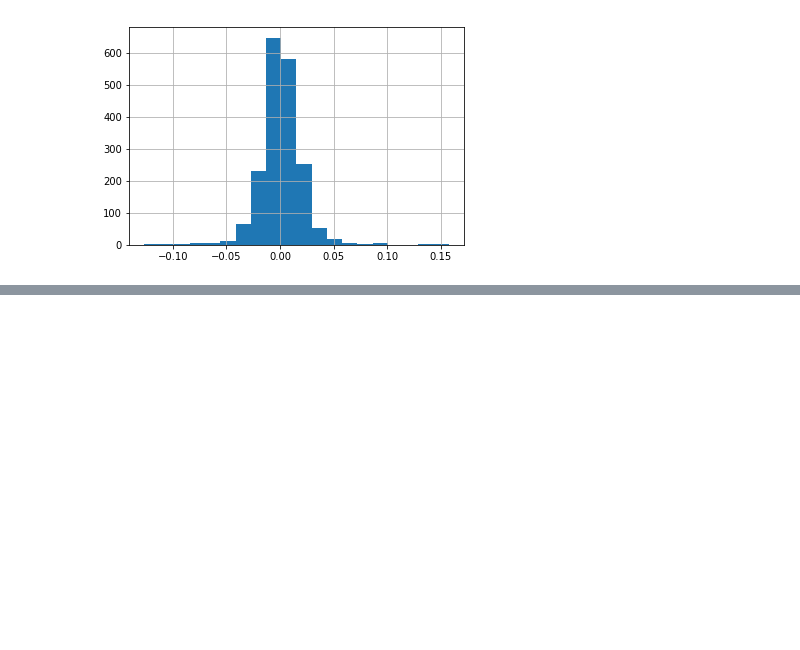
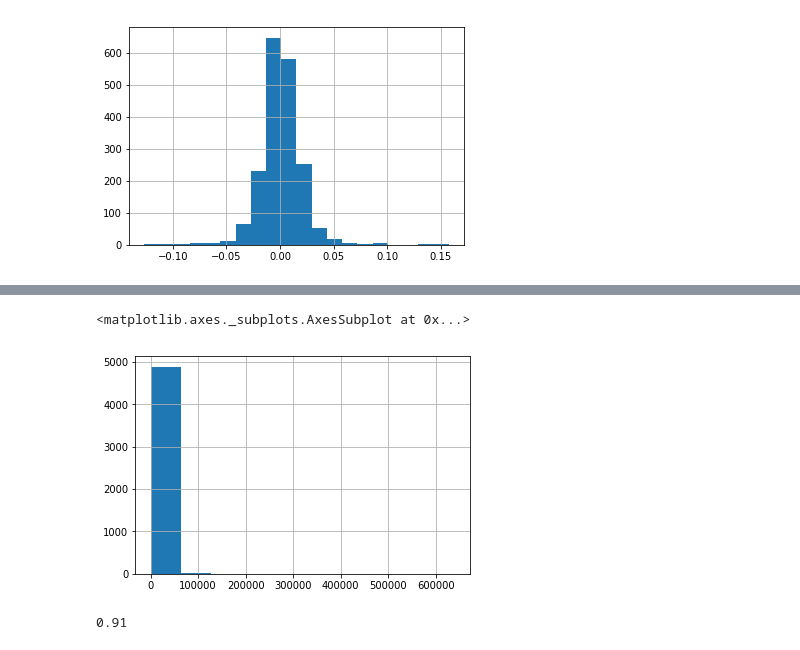
Before and after one commit to MarkNoordraven/Pandas-Cookbook, a Jupyter notebook: Chapter 05 Boolean Indexing Notes.ipynb, the cells around one changed output, grey strips where cells are left out. Drawn from its saved outputs; the diff is of its cells as text; code cells hidden in the pictures; blank space fills up the shorter version.

```diff
--- a/Chapter 05 Boolean Indexing Notes.ipynb
+++ b/Chapter 05 Boolean Indexing Notes.ipynb
@@ -809,0 +923,4 @@ AttributeError: 'DataFrame' object has no attribute 'daily_return'
+# %%
+movie = pd.read_csv('data/movie.csv', index_col='movie_title')
+fb_likes = movie['actor_1_facebook_likes'].dropna()
+fb_likes.head()
@@ -809,0 +947,10 @@ AttributeError: 'DataFrame' object has no attribute 'daily_return'
+# %%
+fb_likes.hist()
+# %% [output]
+<matplotlib.axes._subplots.AxesSubplot at 0x...>
+[figure, added]
+# %%
+criteria_high = fb_likes <20000
+criteria_high.mean().round(2)
+# %% [output]
+0.91
```
Also changed, not shown: parts of 39 cells of this notebook.
